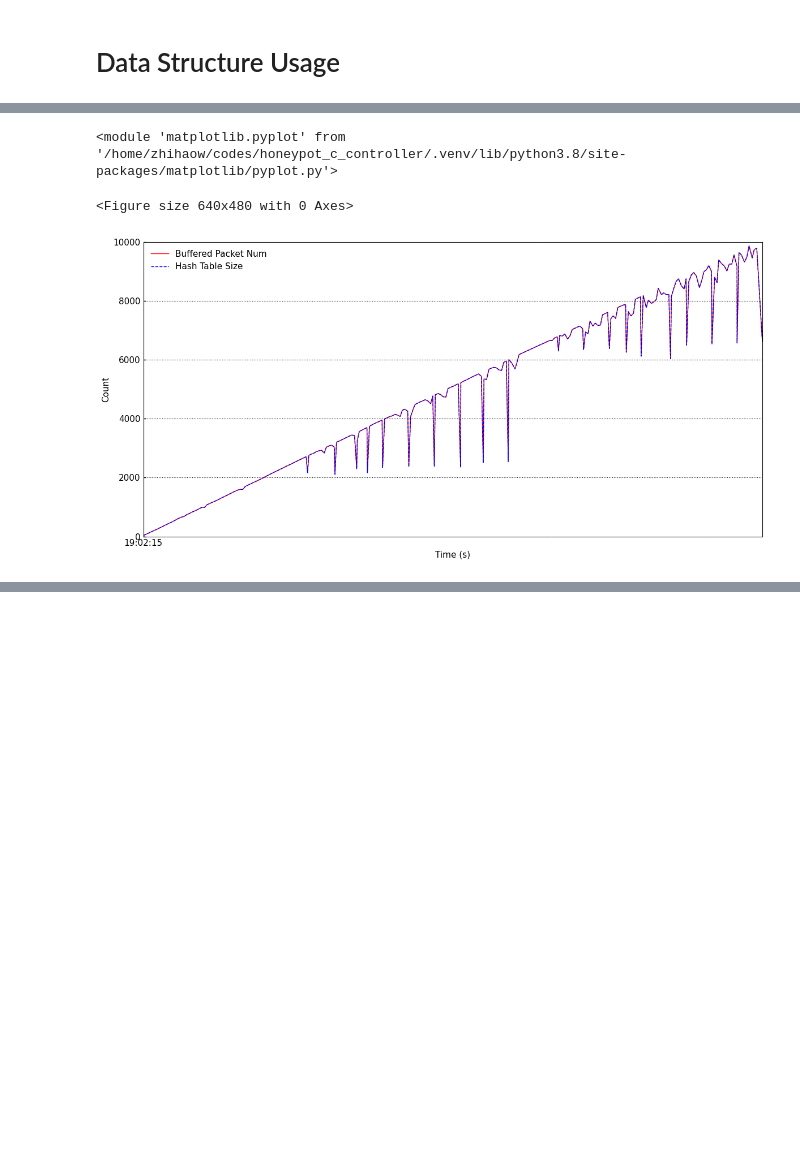
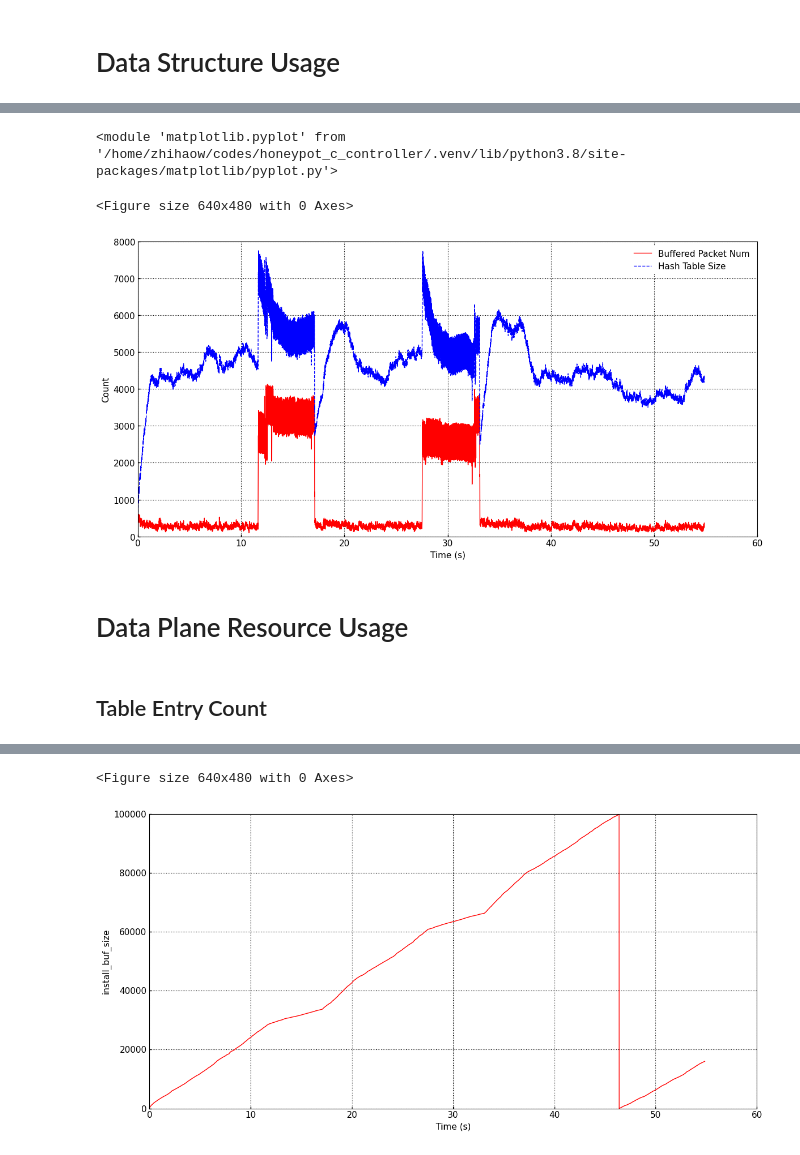
Before and after one commit to zhihao1998/ChamaleoNet, a Jupyter notebook: analysis/pkt_process_time.ipynb, the cells around one changed output, grey strips where cells are left out. Drawn from its saved outputs; the diff is of its cells as text; code cells hidden in the pictures; blank space fills up the shorter version.

```diff
--- a/analysis/pkt_process_time.ipynb
+++ b/analysis/pkt_process_time.ipynb
@@ -243,8 +137,8 @@ fastplot.plot([
 # %%
 # buffered packet count
 
-fastplot.plot([('Buffered Packet Num', (df_flist['time'], df_flist['pkt_buf_count'])),
-              ('Hash Table Size', (df_flist['time'], df_flist['flow_hash_count']))],
+fastplot.plot([('Buffered Packet Num', (stats_df['time'], stats_df['pkt_buf_count'])),
+              ('Hash Table Size', (stats_df['time'], stats_df['flow_hash_count']))],
               None,
               mode='line_multi',
               legend=True, legend_loc='best',
@@ -254,4 +148,17 @@ fastplot.plot([('Buffered Packet Num', (df_flist['time'], df_flist['pkt_buf_coun
 # %% [output]
 <module 'matplotlib.pyplot' from '/home/zhihaow/codes/honeypot_c_controller/.venv/lib/python3.8/site-packages/matplotlib/pyplot.py'>
 <Figure size 640x480 with 0 Axes>
-[figure, old version]
+[figure, new version]
+# %% [markdown]
+# Data Plane Resource Usage
+# %% [markdown]
+## Table Entry Count
+# %%
+fastplot.plot((stats_df['time'], stats_df['install_buf_size']),
+                None,
+                mode='line',
+                legend_loc='best',
+                figsize=(12, 6), grid=True,
+                xlabel='Time (s)',
+                ylabel='install_buf_size')
+# %% [output]
@@ -257,0 +166,2 @@ fastplot.plot([('Buffered Packet Num', (df_flist['time'], df_flist['pkt_buf_coun
+<Figure size 640x480 with 0 Axes>
+[figure, added]
```
Also changed, not shown: parts of 18 cells of this notebook, 9 other files.
